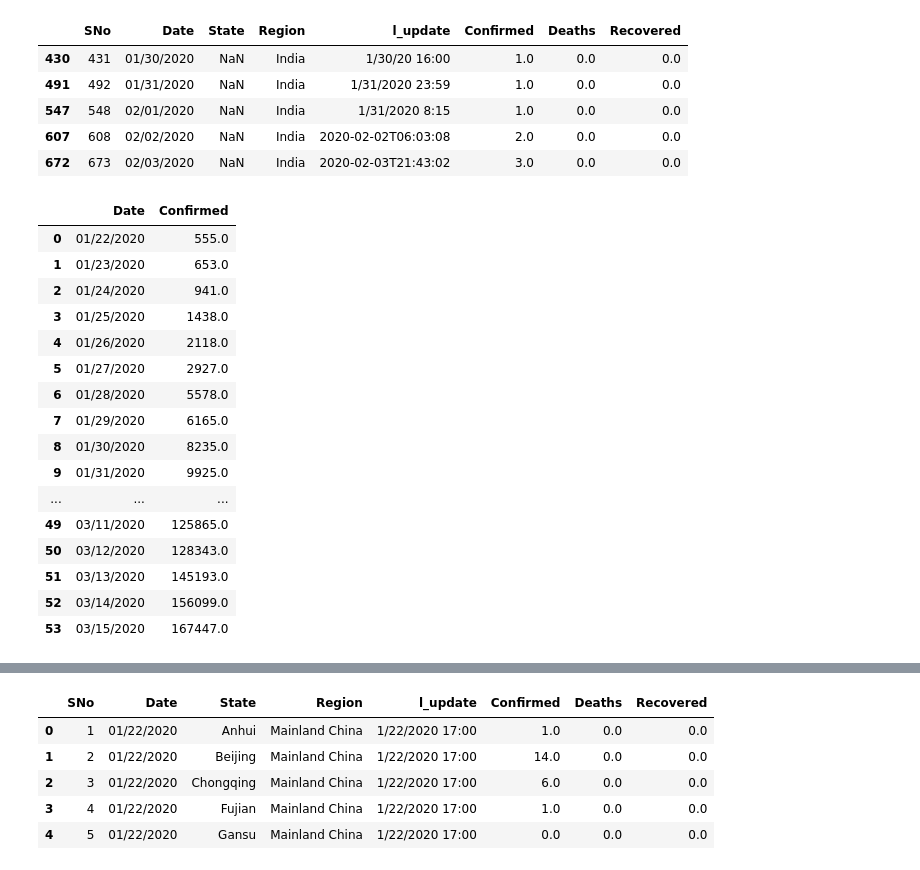
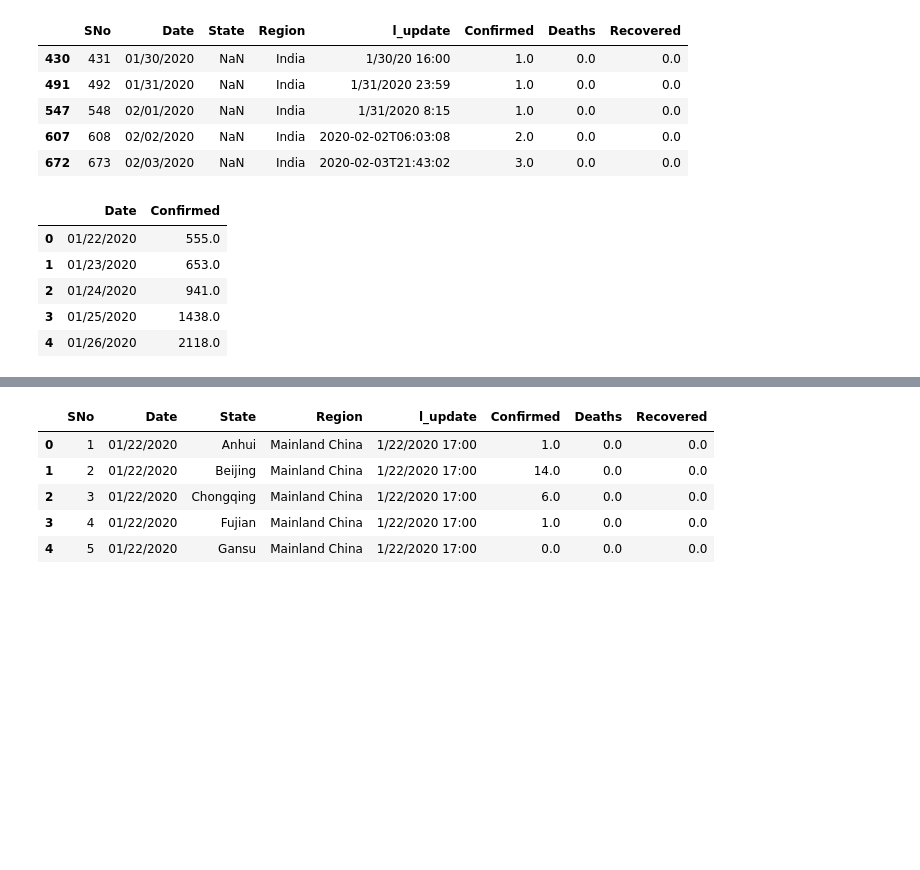
Before and after one commit to Dhrumil-Zion/Covid-19_Data_Visualization, a Jupyter notebook: Covid-19_Data_Visualization (Old Dataset)/Covid-19_Data_Visualization (Old DataSet).ipynb, the cells around one changed output, grey strips where cells are left out. Saved outputs shown, nothing was run; the diff lists cells and outputs as text; code cells hidden in the pictures; blank space fills up the shorter version.

```diff
--- a/Covid-19_Data_Visualization (Old Dataset)/Covid-19_Data_Visualization (Old DataSet).ipynb
+++ b/Covid-19_Data_Visualization (Old Dataset)/Covid-19_Data_Visualization (Old DataSet).ipynb
@@ -489,27 +489,16 @@ Confirmed = World_Data.groupby('Date').sum()['Confirmed'].reset_index()
 Recovered = World_Data.groupby('Date').sum()['Recovered'].reset_index()
 Deaths = World_Data.groupby('Date').sum()['Deaths'].reset_index()
 # %%
-Confirmed
+Confirmed.head()
 #Recovered
 #Deaths
 # %% [output]
 |  | Date | Confirmed |
 | 0 | 01/22/2020 | 555.0 |
 | 1 | 01/23/2020 | 653.0 |
 | 2 | 01/24/2020 | 941.0 |
 | 3 | 01/25/2020 | 1438.0 |
 | 4 | 01/26/2020 | 2118.0 |
-| 5 | 01/27/2020 | 2927.0 |
-| 6 | 01/28/2020 | 5578.0 |
-| 7 | 01/29/2020 | 6165.0 |
-| 8 | 01/30/2020 | 8235.0 |
-| 9 | 01/31/2020 | 9925.0 |
-| ... | ... | ... |
-| 49 | 03/11/2020 | 125865.0 |
-| 50 | 03/12/2020 | 128343.0 |
-| 51 | 03/13/2020 | 145193.0 |
-| 52 | 03/14/2020 | 156099.0 |
-| 53 | 03/15/2020 | 167447.0 |
 # %%
 fig= go.Figure()
 
```
Also changed, not shown: parts of 4 cells of this notebook.
